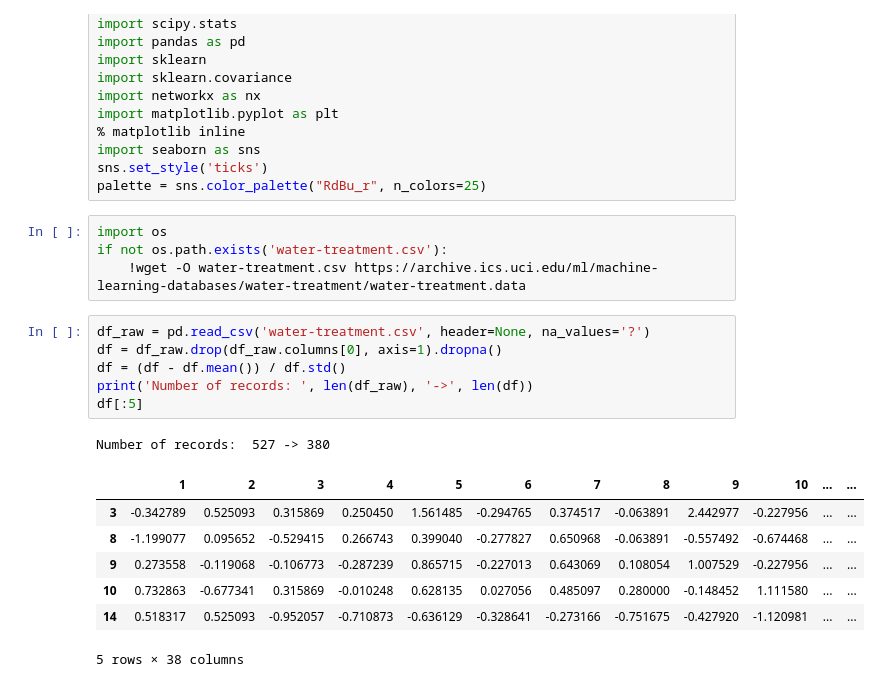
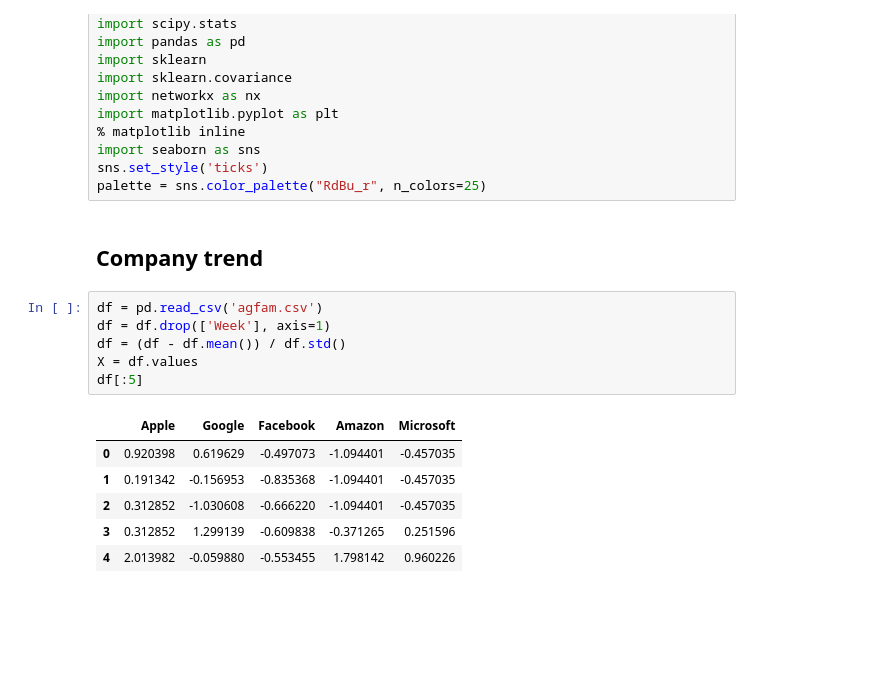
Before and after one commit to y-takashina/density_ratio, a Jupyter notebook: cmi-real-data.ipynb, the cells around one changed output. Cells and saved outputs as stored; diff of their text form; blank space fills up the shorter version.

```diff
--- a/cmi-real-data.ipynb
+++ b/cmi-real-data.ipynb
@@ -13,22 +13,18 @@ import matplotlib.pyplot as plt
 import seaborn as sns
 sns.set_style('ticks')
 palette = sns.color_palette("RdBu_r", n_colors=25)
-# %%
-import os
-if not os.path.exists('water-treatment.csv'):
-    !wget -O water-treatment.csv https://archive.ics.uci.edu/ml/machine-learning-databases/water-treatment/water-treatment.data
+# %% [markdown]
+## Company trend
 # %%
-df_raw = pd.read_csv('water-treatment.csv', header=None, na_values='?')
-df = df_raw.drop(df_raw.columns[0], axis=1).dropna()
+df = pd.read_csv('agfam.csv')
+df = df.drop(['Week'], axis=1)
 df = (df - df.mean()) / df.std()
-print('Number of records: ', len(df_raw), '->', len(df))
+X = df.values
 df[:5]
 # %% [output]
-Number of records:  527 -> 380
-|  | 1 | 2 | 3 | 4 | 5 | 6 | 7 | 8 | 9 | 10 | ... | ... |
-| 3 | -0.342789 | 0.525093 | 0.315869 | 0.250450 | 1.561485 | -0.294765 | 0.374517 | -0.063891 | 2.442977 | -0.227956 | ... | ... |
-| 8 | -1.199077 | 0.095652 | -0.529415 | 0.266743 | 0.399040 | -0.277827 | 0.650968 | -0.063891 | -0.557492 | -0.674468 | ... | ... |
-| 9 | 0.273558 | -0.119068 | -0.106773 | -0.287239 | 0.865715 | -0.227013 | 0.643069 | 0.108054 | 1.007529 | -0.227956 | ... | ... |
-| 10 | 0.732863 | -0.677341 | 0.315869 | -0.010248 | 0.628135 | 0.027056 | 0.485097 | 0.280000 | -0.148452 | 1.111580 | ... | ... |
-| 14 | 0.518317 | 0.525093 | -0.952057 | -0.710873 | -0.636129 | -0.328641 | -0.273166 | -0.751675 | -0.427920 | -1.120981 | ... | ... |
+|  | Apple | Google | Facebook | Amazon | Microsoft |
+| 0 | 0.920398 | 0.619629 | -0.497073 | -1.094401 | -0.457035 |
+| 1 | 0.191342 | -0.156953 | -0.835368 | -1.094401 | -0.457035 |
+| 2 | 0.312852 | -1.030608 | -0.666220 | -1.094401 | -0.457035 |
+| 3 | 0.312852 | 1.299139 | -0.609838 | -0.371265 | 0.251596 |
+| 4 | 2.013982 | -0.059880 | -0.553455 | 1.798142 | 0.960226 |
-5 rows × 38 columns
```
Also changed, not shown: parts of 14 cells of this notebook.
